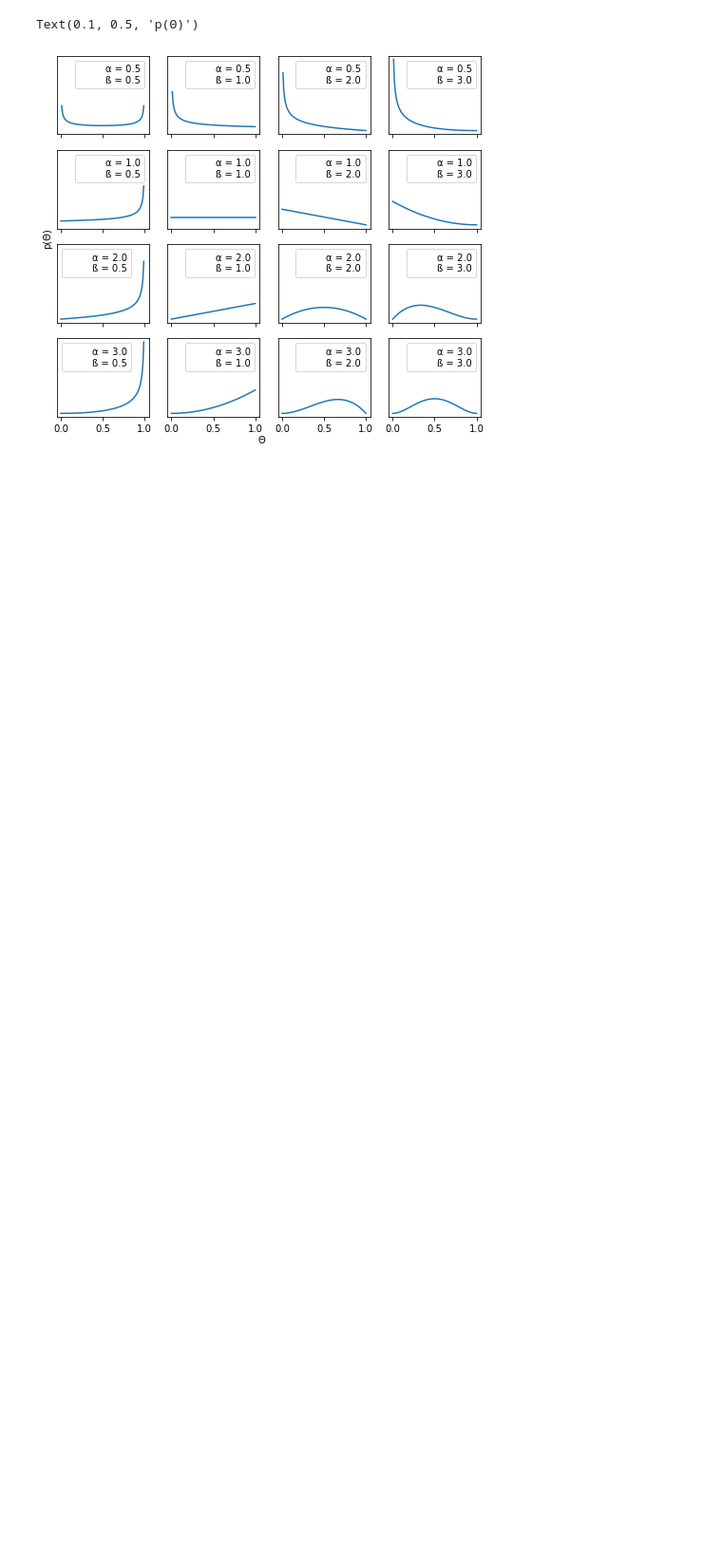
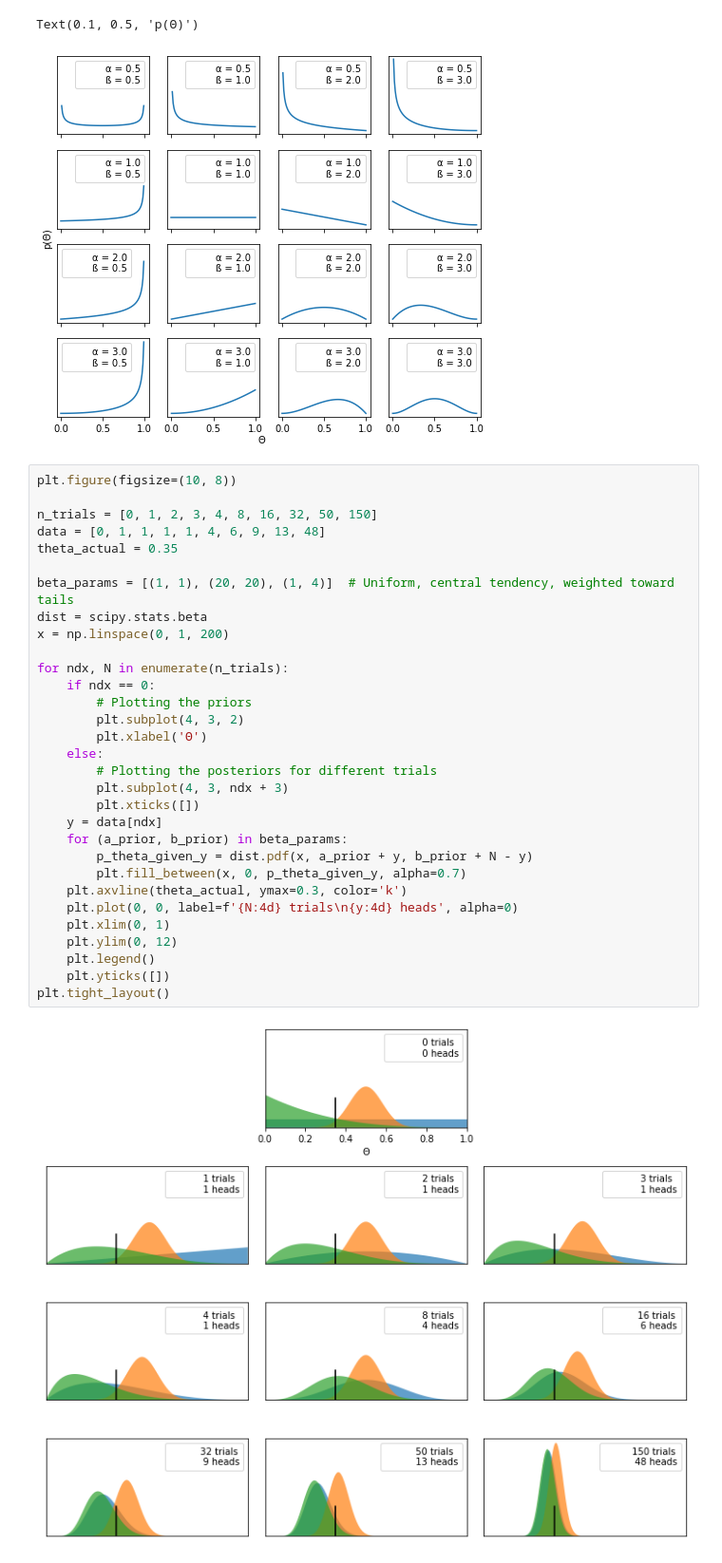
Before and after one commit to mrwizard82d1/bap2e, a Jupyter notebook: 01-probability-distributions.ipynb, the cells around one changed output. Shown at 95% size. Cells and saved outputs as stored; diff of their text form; blank space fills up the shorter version.

Commit message:
Computing and plotting the posterior

```diff
--- a/01-probability-distributions.ipynb
+++ b/01-probability-distributions.ipynb
@@ -103,3 +103,36 @@ f.text(0.10, 0.5, 'p(Θ)', va='center', rotation=90)
 # %% [output]
 Text(0.1, 0.5, 'p(Θ)')
 [figure]
+# %%
+plt.figure(figsize=(10, 8))
+
+n_trials = [0, 1, 2, 3, 4, 8, 16, 32, 50, 150]
+data = [0, 1, 1, 1, 1, 4, 6, 9, 13, 48]
+theta_actual = 0.35
+
+beta_params = [(1, 1), (20, 20), (1, 4)]  # Uniform, central tendency, weighted toward tails
+dist = scipy.stats.beta
+x = np.linspace(0, 1, 200)
+
+for ndx, N in enumerate(n_trials):
+    if ndx == 0:
+        # Plotting the priors
+        plt.subplot(4, 3, 2)
+        plt.xlabel('Θ')
+    else:
+        # Plotting the posteriors for different trials
+        plt.subplot(4, 3, ndx + 3)
+        plt.xticks([])
+    y = data[ndx]
+    for (a_prior, b_prior) in beta_params:
+        p_theta_given_y = dist.pdf(x, a_prior + y, b_prior + N - y)
+        plt.fill_between(x, 0, p_theta_given_y, alpha=0.7)
+    plt.axvline(theta_actual, ymax=0.3, color='k')
+    plt.plot(0, 0, label=f'{N:4d} trials\n{y:4d} heads', alpha=0)
+    plt.xlim(0, 1)
+    plt.ylim(0, 12)
+    plt.legend()
+    plt.yticks([])
+plt.tight_layout()
+# %% [output]
+[figure, added]
```
